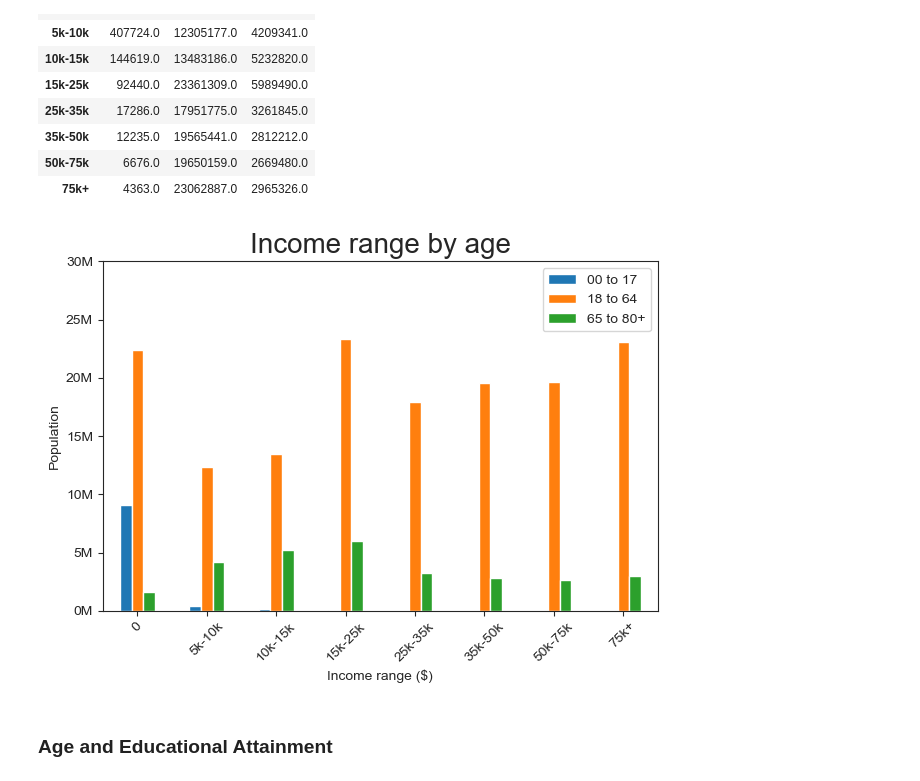
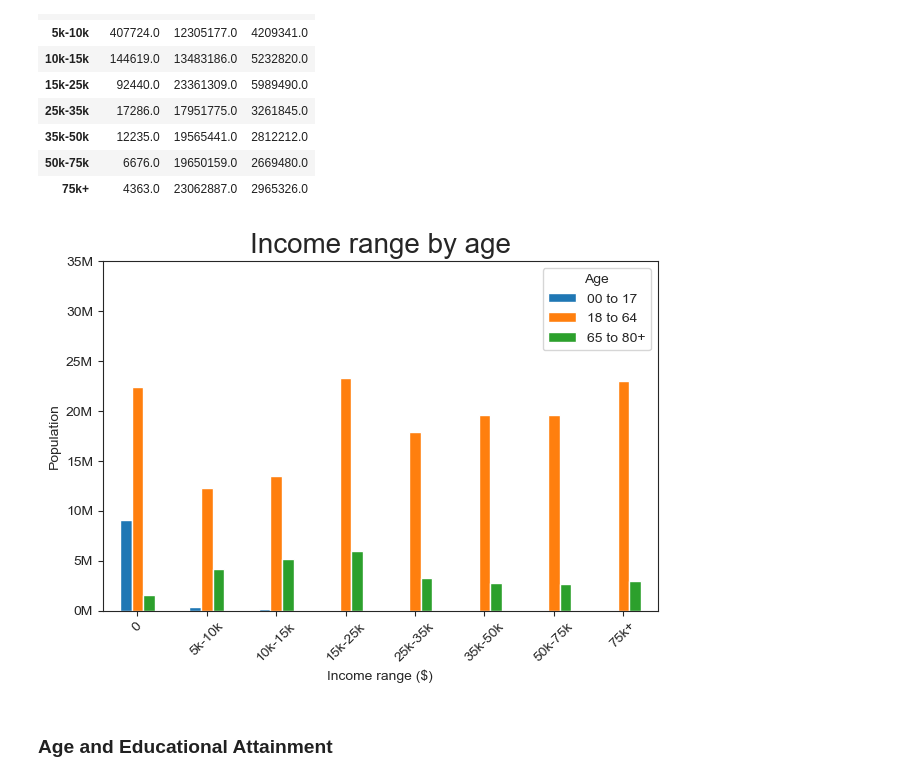
Before and after one commit to ahranyu/100_My_Project, a Jupyter notebook: 5_Education_Income/4_Age.ipynb, the cells around one changed output. Saved outputs shown, nothing was run; the diff lists cells and outputs as text; code cells hidden in the pictures.

```diff
--- a/5_Education_Income/4_Age.ipynb
+++ b/5_Education_Income/4_Age.ipynb
@@ -65,16 +65,16 @@ df_age_income
 # %%
 df_age_income.plot(kind='bar')
 plt.gca().yaxis.set_major_formatter(FuncFormatter(lambda x, pos : f'{(x/1000000):.0f}M'))
 plt.ylabel('Population')
-plt.legend()
+plt.legend(title='Age')
 plt.title('Income range by age', fontsize=20)
 plt.xticks(rotation=45)
 plt.xlabel('Income range ($)')
 plt.tight_layout()
-plt.ylim(0,30000000)
+plt.ylim(0,35000000)
 plt.show()
 # %% [output]
-[figure, old version]
+[figure, new version]
 # %% [markdown]
 ### Age and Educational Attainment
 # %%
```
Also changed, not shown: parts of 3 cells of this notebook, 2 other files.
